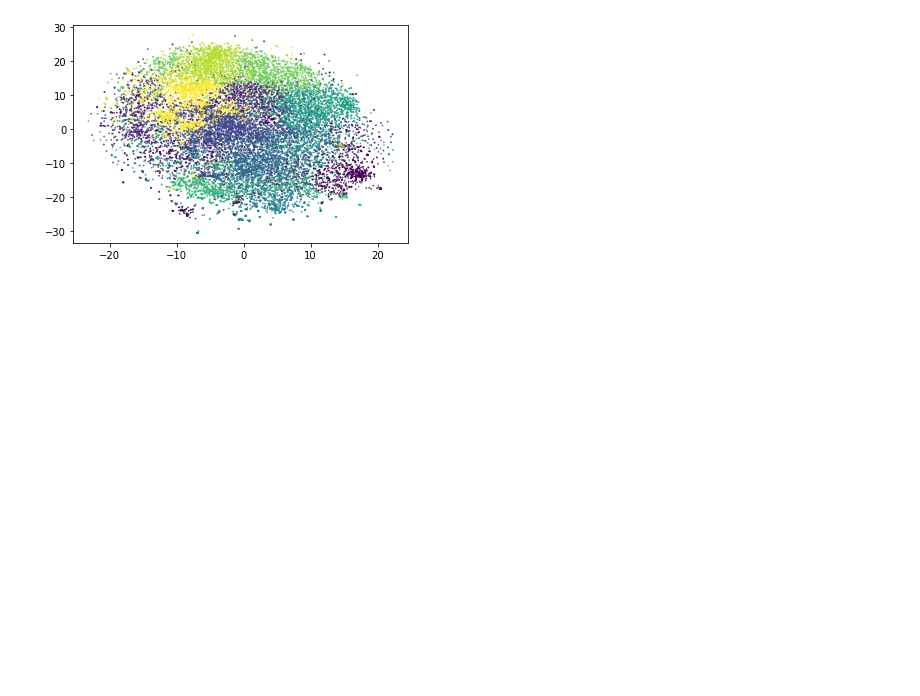
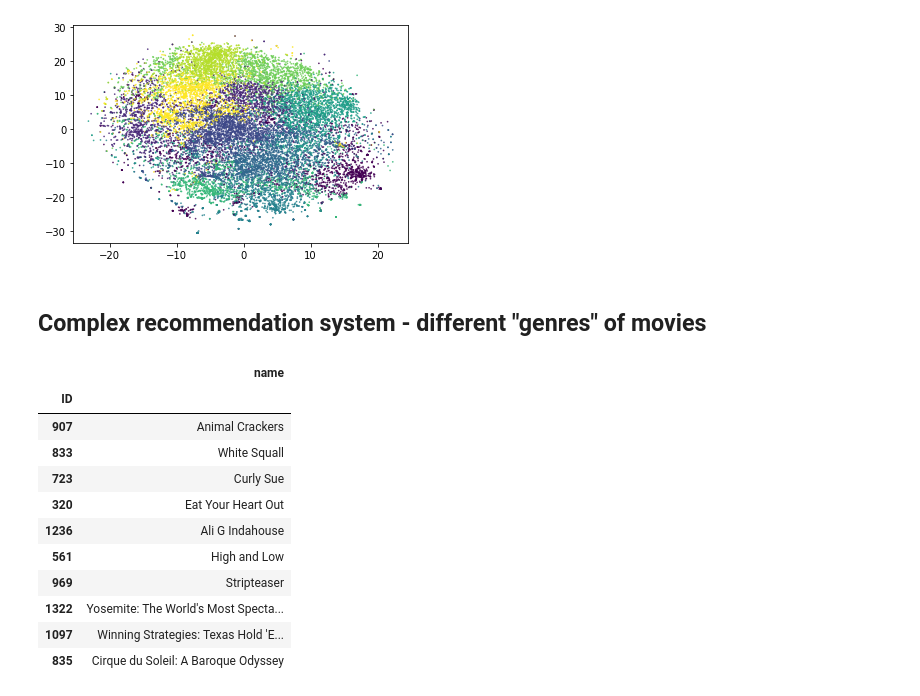
Before and after one commit to noamzbr/netflix_embedding, a Jupyter notebook: netflix_embedding_layer.ipynb, the cells around one changed output. Drawn from its saved outputs; the diff is of its cells as text; code cells hidden in the pictures; blank space fills up the shorter version.

Commit message:
add different cluster recommendation

```diff
--- a/netflix_embedding_layer.ipynb
+++ b/netflix_embedding_layer.ipynb
@@ -458,3 +480,51 @@ plt.scatter(movie_tsne_2d_transformed_data[:,0], movie_tsne_2d_transformed_data[
 plt.show()
 # %% [output]
 [figure]
+# %% [markdown]
+## Complex recommendation system - different "genres" of movies
+# %%
+def get_recommendation_per_cluster(model, movie_clustering, user_id):
+    """ return a list of movie titles that are in a certain cluster
+    """
+    # cluster num for each movie
+    movie_clusters = movie_clustering.labels_.astype(float)
+
+
+    hightest_ranked_movies_idxs = []
+
+    # iterate over all clusters
+    for n_cluster in np.unique(movie_clusters):
+
+        # ordinal id of all movies in cluster
+        movie_count_ids = np.arange(num_of_movies)[movie_clusters==n_cluster]
+
+        # predict for all movies in cluster (and a single inputed user) what is the score
+        preds = model.predict([movie_count_ids, np.ones_like(movie_count_ids)*transforming_user[user_id]])
+
+        # find the most *predicted to be* highly ranked movie for that user and cluster
+        highest_ranked_counter = preds.argsort(axis=0)[-1]
+
+        # transform from the ordinal id of the model to the id in the dataset
+        vfunc = np.vectorize(lambda x: inv_transforming_movie[x])
+        highest_ranked_idx = vfunc(highest_ranked_counter)
+
+        hightest_ranked_movies_idxs.append(highest_ranked_idx)
+
+    hightest_ranked_movies_idxs = np.array(hightest_ranked_movies_idxs)
+
+    return movie_titles_df.loc[hightest_ranked_movies_idxs.reshape(-1), :]
+# %%
+get_recommendation_per_cluster(model, movie_clustering, 1608708)
+# %% [output]
+|  | name |
+| ID |  |
+| 907 | Animal Crackers |
+| 833 | White Squall |
+| 723 | Curly Sue |
+| 320 | Eat Your Heart Out |
+| 1236 | Ali G Indahouse |
+| 561 | High and Low |
+| 969 | Stripteaser |
+| 1322 | Yosemite: The World's Most Specta... |
+| 1097 | Winning Strategies: Texas Hold 'E... |
+| 835 | Cirque du Soleil: A Baroque Odyssey |
```
Also changed, not shown: parts of 10 cells of this notebook.
